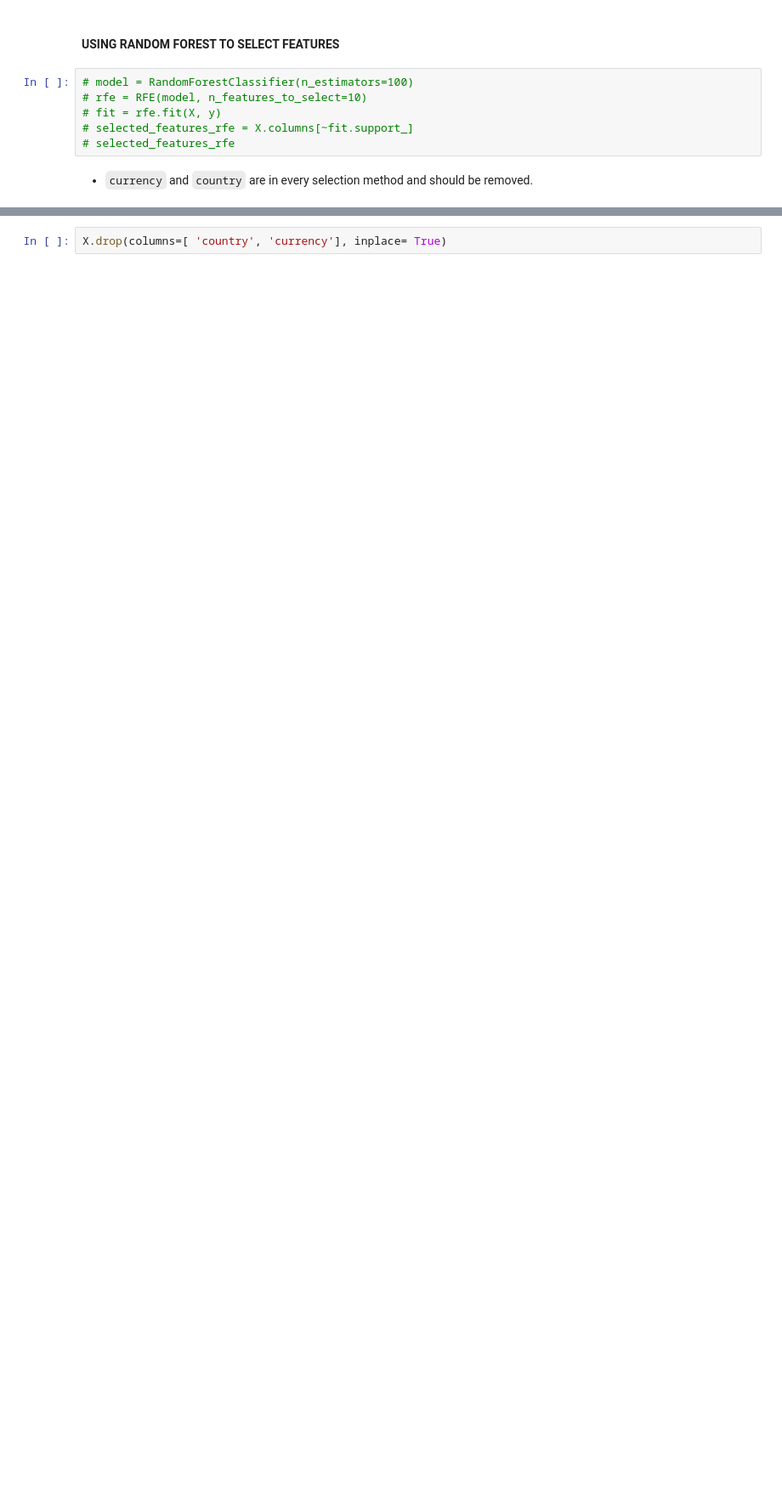
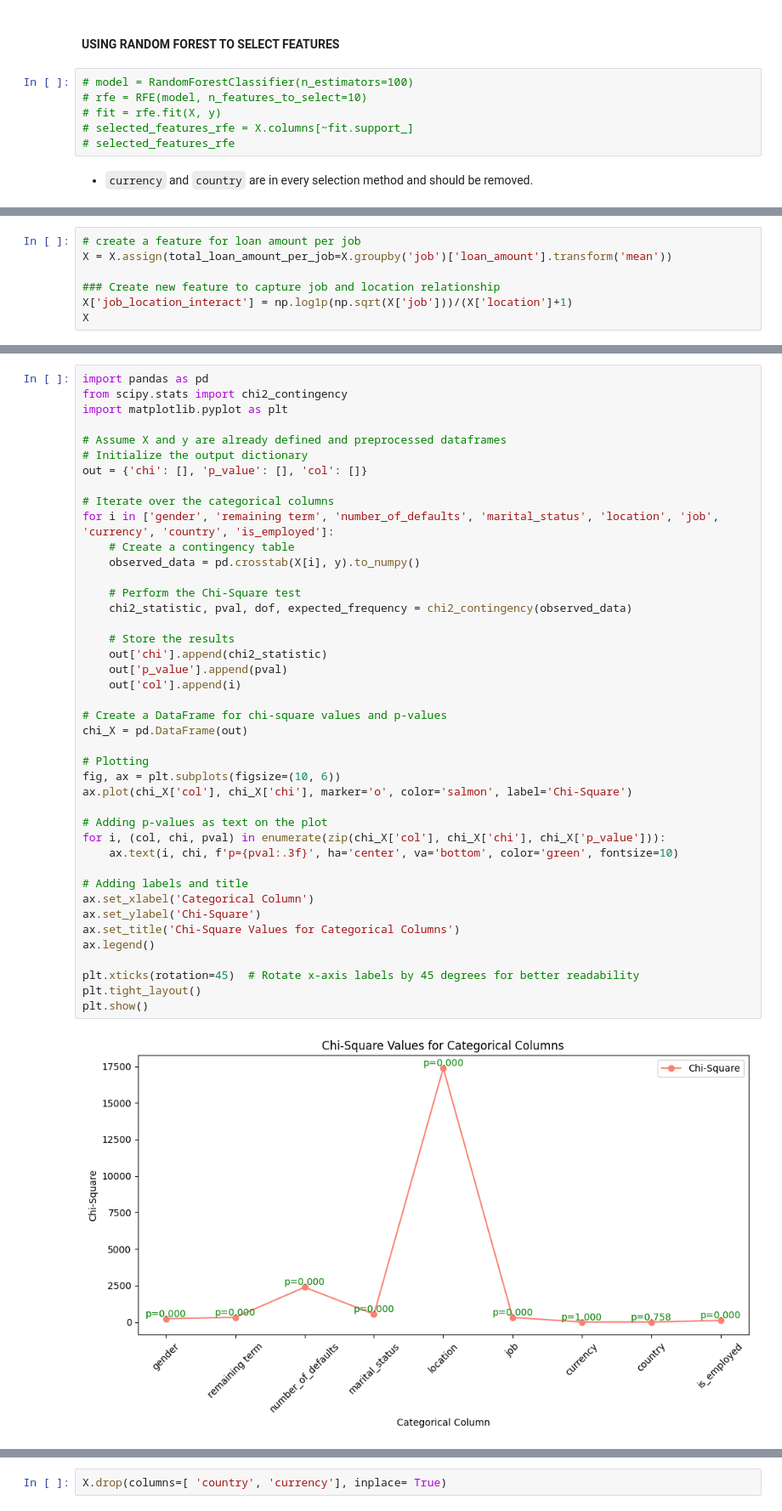
Before and after one commit to Augah2001/Data-Science-Competion-Question-and-Data, a Jupyter notebook: credit_risk.ipynb, the cells around one changed output, grey strips where cells are left out. Shown at 85% size. Cells and saved outputs as stored; diff of their text form; blank space fills up the shorter version.

```diff
--- a/credit_risk.ipynb
+++ b/credit_risk.ipynb
@@ -754,0 +757,7 @@ Index(['currency', 'country', 'is_employed', 'interest_rate'], dtype='object')
+# %%
+# create a feature for loan amount per job
+X = X.assign(total_loan_amount_per_job=X.groupby('job')['loan_amount'].transform('mean'))
+
+### Create new feature to capture job and location relationship
+X['job_location_interact'] = np.log1p(np.sqrt(X['job']))/(X['location']+1)
+X
@@ -754,0 +818,44 @@ Index(['currency', 'country', 'is_employed', 'interest_rate'], dtype='object')
+# %%
+import pandas as pd
+from scipy.stats import chi2_contingency
+import matplotlib.pyplot as plt
+
+# Assume X and y are already defined and preprocessed dataframes
+# Initialize the output dictionary
+out = {'chi': [], 'p_value': [], 'col': []}
+
+# Iterate over the categorical columns
+for i in ['gender', 'remaining term', 'number_of_defaults', 'marital_status', 'location', 'job', 'currency', 'country', 'is_employed']:
+    # Create a contingency table
+    observed_data = pd.crosstab(X[i], y).to_numpy()
+
+    # Perform the Chi-Square test
+    chi2_statistic, pval, dof, expected_frequency = chi2_contingency(observed_data)
+
+    # Store the results
+    out['chi'].append(chi2_statistic)
+    out['p_value'].append(pval)
+    out['col'].append(i)
+
+# Create a DataFrame for chi-square values and p-values
+chi_X = pd.DataFrame(out)
+
+# Plotting
+fig, ax = plt.subplots(figsize=(10, 6))
+ax.plot(chi_X['col'], chi_X['chi'], marker='o', color='salmon', label='Chi-Square')
+
+# Adding p-values as text on the plot
+for i, (col, chi, pval) in enumerate(zip(chi_X['col'], chi_X['chi'], chi_X['p_value'])):
+    ax.text(i, chi, f'p={pval:.3f}', ha='center', va='bottom', color='green', fontsize=10)
+
+# Adding labels and title
+ax.set_xlabel('Categorical Column')
+ax.set_ylabel('Chi-Square')
+ax.set_title('Chi-Square Values for Categorical Columns')
+ax.legend()
+
+plt.xticks(rotation=45)  # Rotate x-axis labels by 45 degrees for better readability
+plt.tight_layout()
+plt.show()
+# %% [output]
+[figure, added]
```
Also changed, not shown: parts of 26 cells of this notebook, 6 other files.
